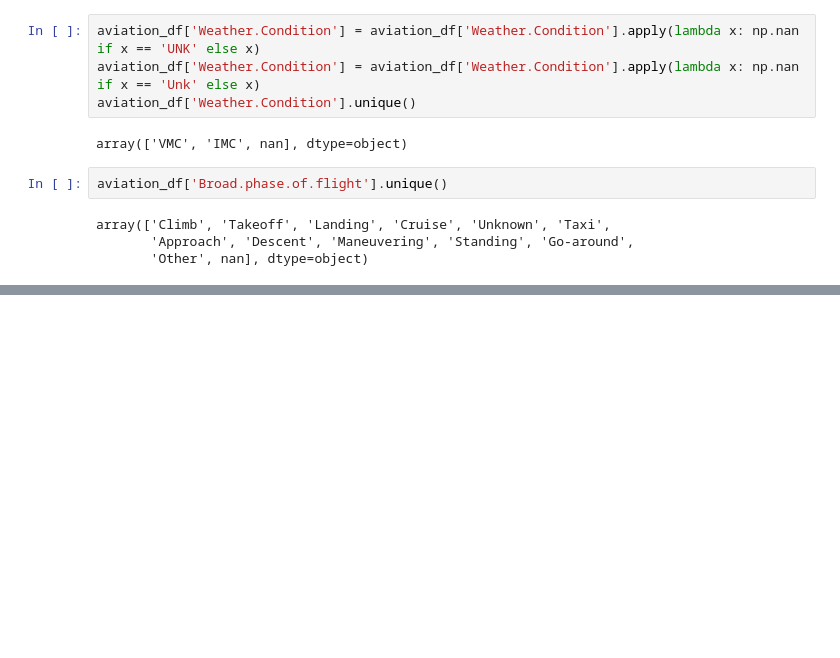
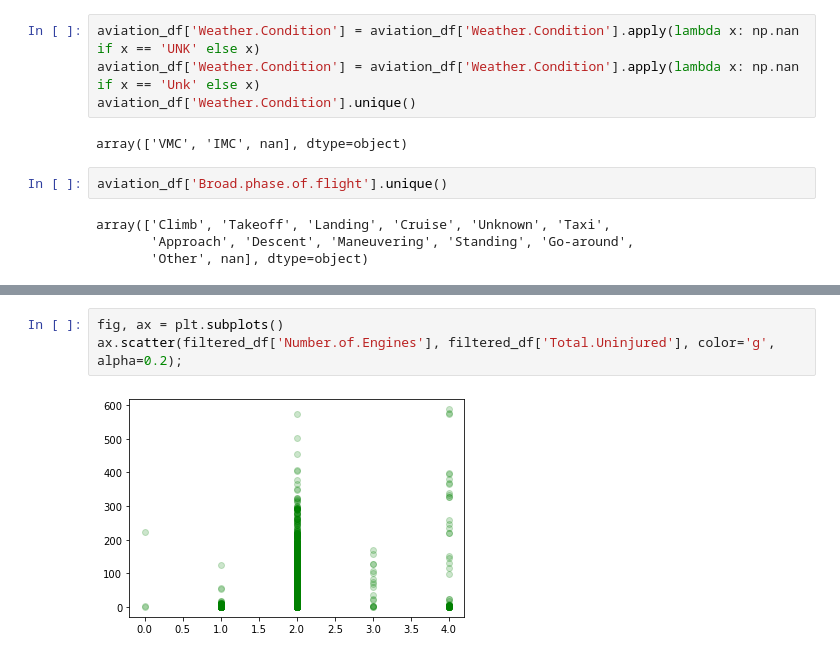
Before and after one commit to joeldmott/aviation-risk-project, a Jupyter notebook: Untitled.ipynb, the cells around one changed output, grey strips where cells are left out. Drawn from its saved outputs; the diff is of its cells as text; blank space fills up the shorter version.

```diff
--- a/Untitled.ipynb
+++ b/Untitled.ipynb
@@ -384,0 +756,5 @@ KeyError: 0
+# %%
+fig, ax = plt.subplots()
+ax.scatter(filtered_df['Number.of.Engines'], filtered_df['Total.Uninjured'], color='g', alpha=0.2);
+# %% [output]
+[figure, added]
```
Also changed, not shown: parts of 197 cells of this notebook, 3 other files.
